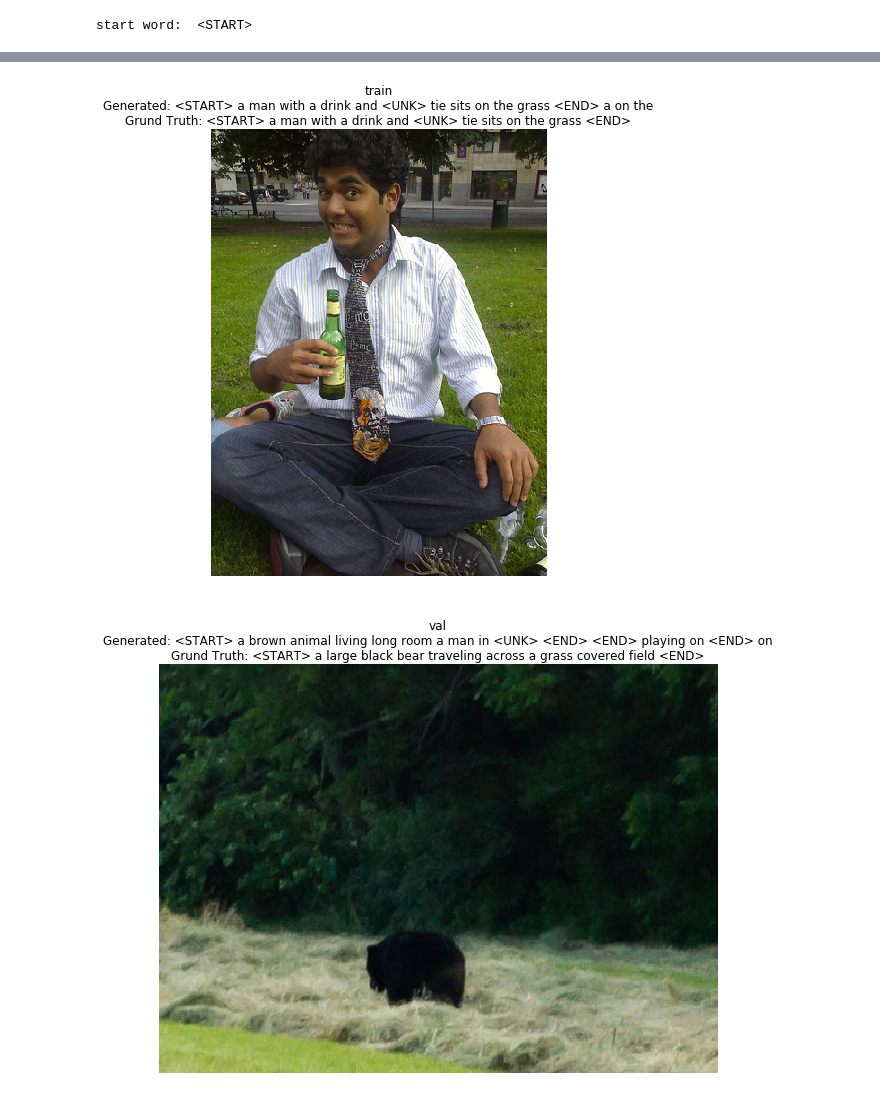
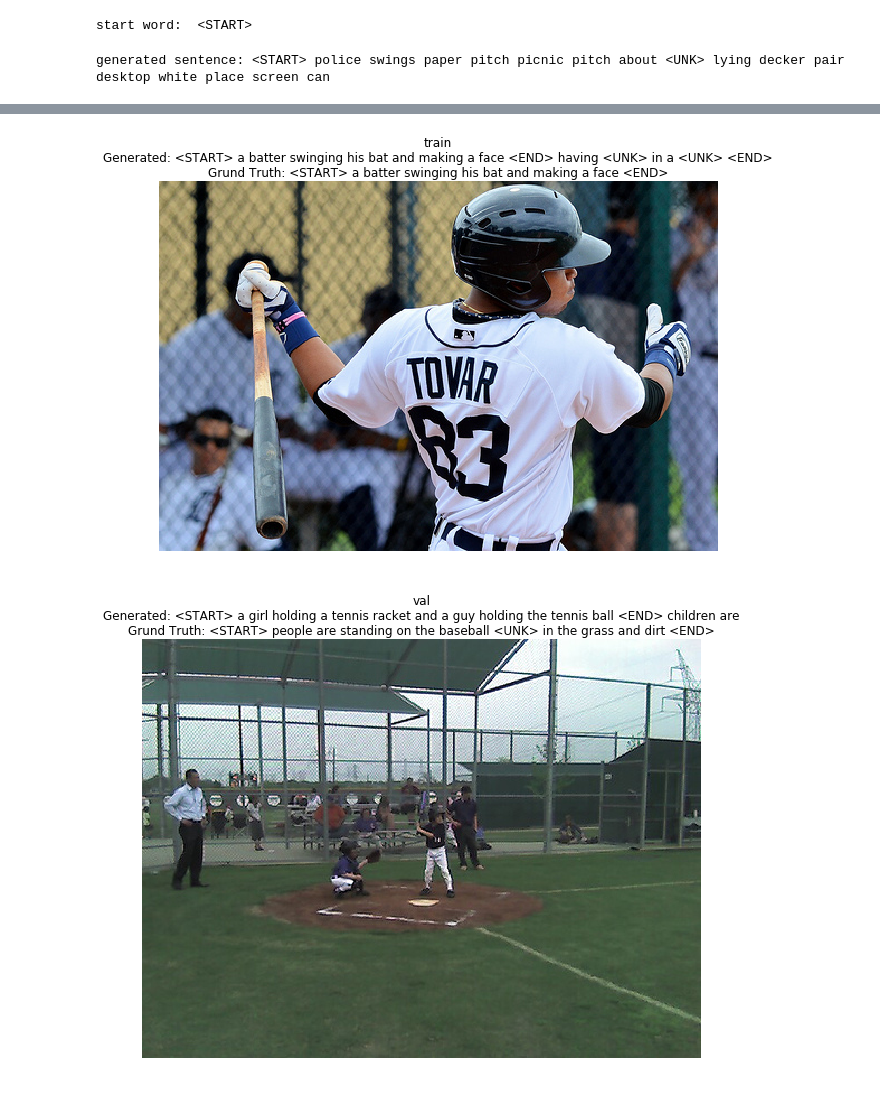
Before and after one commit to Peratham/tensorflow-implementation, a Jupyter notebook: image-captioning/RNN_Captioning.ipynb, the cells around one changed output, grey strips where cells are left out. Saved outputs shown, nothing was run; the diff lists cells and outputs as text; code cells hidden in the pictures.

Commit message:
sample function are added!

```diff
--- a/image-captioning/RNN_Captioning.ipynb
+++ b/image-captioning/RNN_Captioning.ipynb
@@ -46,6 +46,17 @@ image_captioning = ImageCaptioning(word_to_idx, batch_size= 100, dim_feature=512
 
 logits, loss = image_captioning.build_model()
 optimizer = tf.train.AdamOptimizer(0.03).minimize(loss)
+# %%
+sampled_idxs = image_captioning.sample()
+# %%
+with tf.Session() as sess:
+    tf.initialize_all_variables().run()
+    idxs = sess.run(sampled_idxs, {image_captioning.features: train_features})
+    idx = idxs[0]  # (T)
+    sentence = [idx_to_word[i] for i in idx]
+    print "generated sentence: %s" %(start_word+ " " + ' '.join(sentence))
+# %% [output]
+generated sentence: <START> police swings paper pitch picnic pitch about <UNK> lying decker pair desktop white place screen can
 # %%
 n_epochs = 200
 with tf.Session() as sess:
@@ -67,8 +78,8 @@ with tf.Session() as sess:
             small_data = sample_coco_minibatch(data, split=split, batch_size=100)
             train_captions, train_features, urls = small_data # not train, it's validation data but do not edit
 
-        score = sess.run(logits, {image_captioning.features: train_features, image_captioning.captions: train_captions})
-        idxs = np.argmax(score, 2)  # (N, T)
+        score = sess.run(sampled_idxs, {image_captioning.features: train_features})
+        idxs = score # (N, T)
         #idx = idxs[0]  # (T)
         sampled_captions = []
         for i in range(idxs.shape[0]):
@@ -111,2 +122,2 @@ generated sentence: <START> a man with a drink and <UNK> tie sits on the grass <
-[figure, old version]
+[figure, new version]
-[figure, old version]
+[figure, new version]
```
Also changed, not shown: parts of 1 cell of this notebook, 3 other files.
